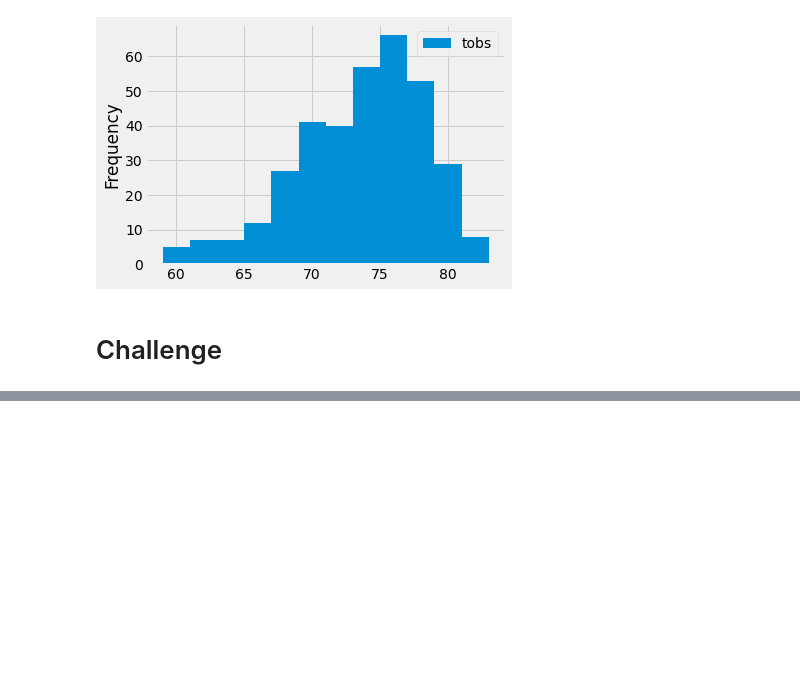
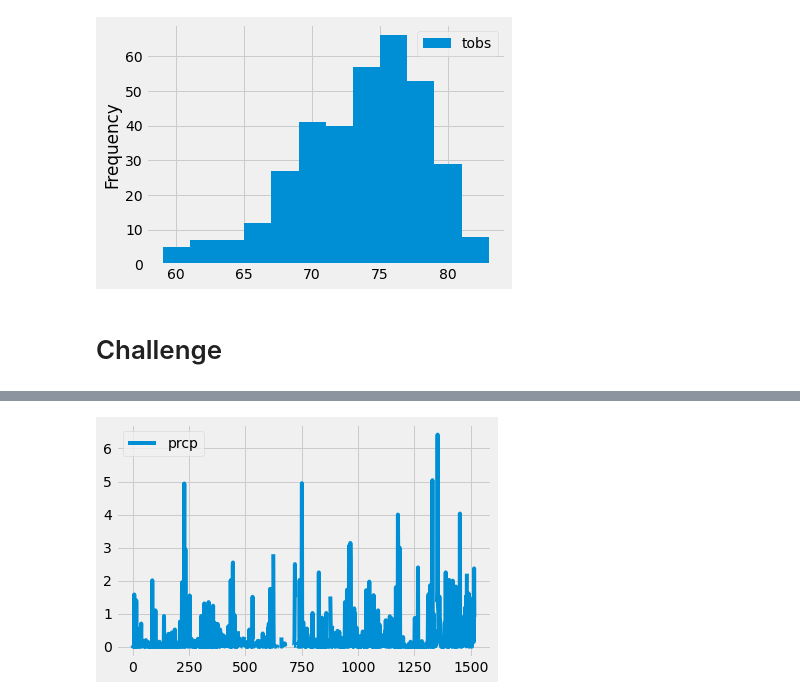
Before and after one commit to Vaishali715/surfs_up, a Jupyter notebook: climate_analysis.ipynb, the cells around one changed output, grey strips where cells are left out. Drawn from its saved outputs; the diff is of its cells as text; code cells hidden in the pictures; blank space fills up the shorter version.

```diff
--- a/climate_analysis.ipynb
+++ b/climate_analysis.ipynb
@@ -133,0 +158,8 @@ plt.tight_layout()
+# %%
+precip_dec = session.query(Measurement.prcp).filter(extract('month', Measurement.date) == 12)
+precip_dec_list = []
+for p in precip_dec:
+   precip_dec_list.append(p)
+#print(precip_dec_list)
+precip_dec_df = pd.DataFrame(precip_dec_list)
+precip_dec_df.describe()
@@ -133,0 +176,5 @@ plt.tight_layout()
+# %%
+precip_dec_df.plot()
+plt.show()
+# %% [output]
+[figure, added]
```
Also changed, not shown: parts of 3 cells of this notebook, 7 other files.
